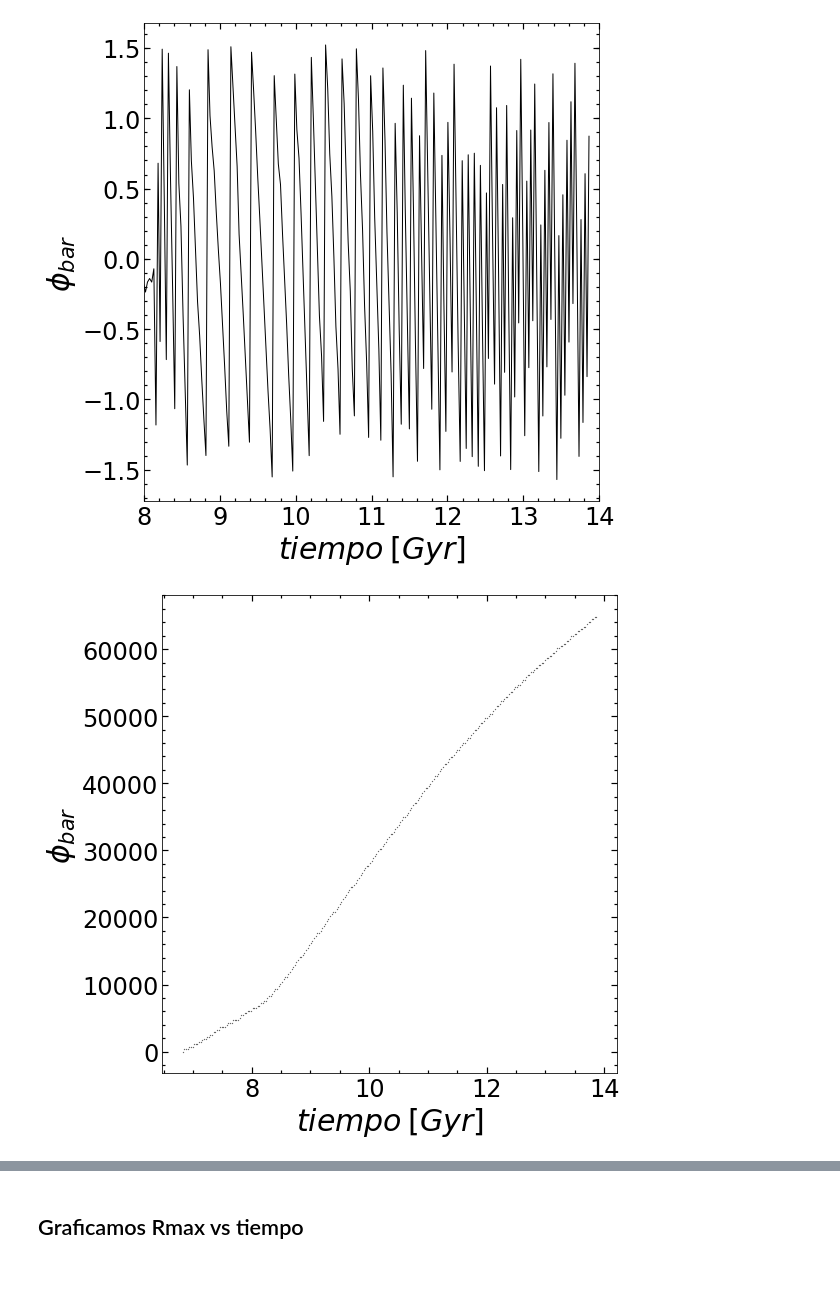
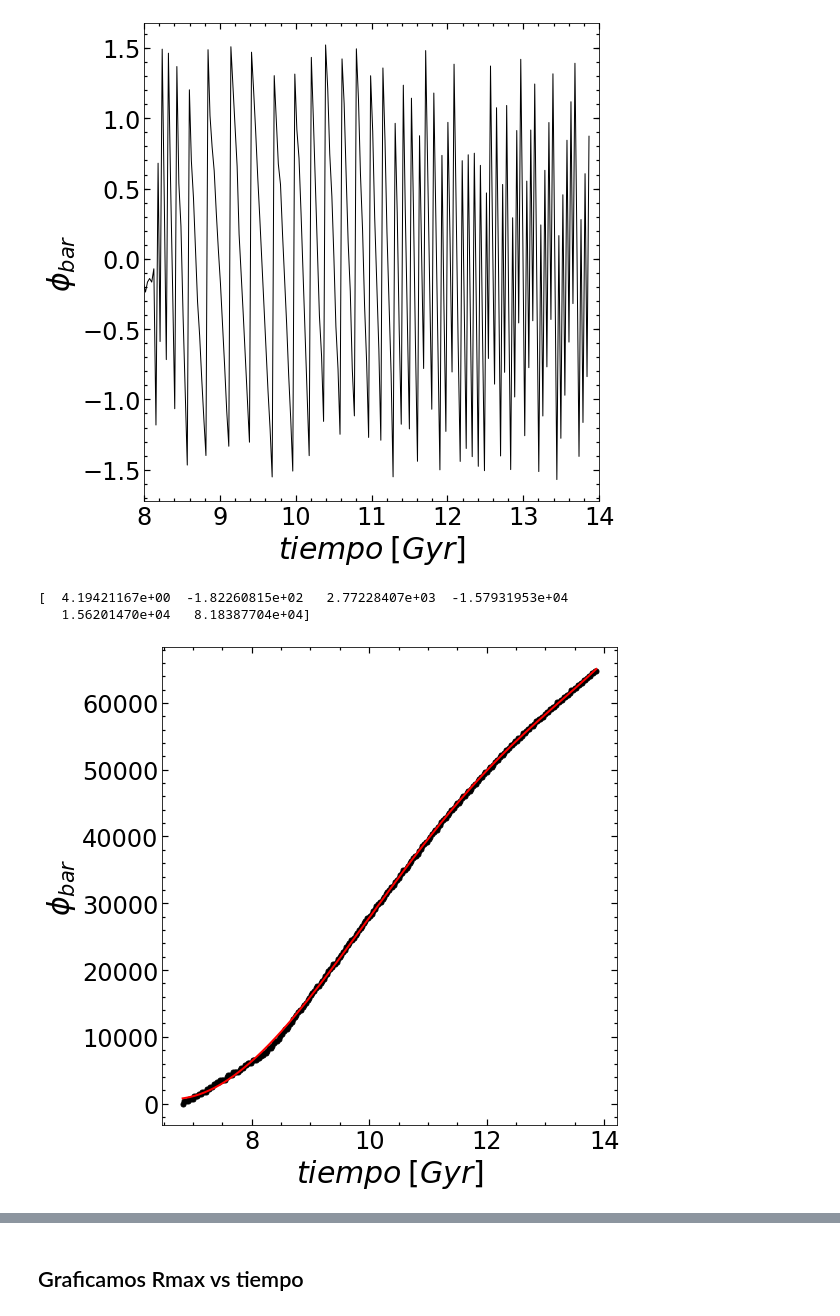
Before and after one commit to ornemarioni/Barras_GdGs, a Jupyter notebook: Barras_Gd/programs/A2maxvstime_simulaciones.ipynb, the cells around one changed output, grey strips where cells are left out. Saved outputs shown, nothing was run; the diff lists cells and outputs as text; code cells hidden in the pictures; blank space fills up the shorter version.

```diff
--- a/Barras_Gd/programs/A2maxvstime_simulaciones.ipynb
+++ b/Barras_Gd/programs/A2maxvstime_simulaciones.ipynb
@@ -461,32 +461,50 @@ kk = len(phim_M31gd12)-1
 
 for i in range(kk,0,-1):
     aux = phim_M31gd12[i] - phim_M31gd12[i-1]
 
     if aux > 0:
         ang[i-1] = phim_M31gd12[i-1] + 360*j
         j += 1
 
     else:
         ang[i-1] = phim_M31gd12[i-1] + 360*(j-1)
 
+ajuste = np.polyfit(time_M31gd12, ang, deg = 5)
+print ajuste
+
+def func(x):
+    a = ajuste[0]
+    b = ajuste[1]
+    c = ajuste[2]
+    d = ajuste[3]
+    e = ajuste[4]
+    f = ajuste[5]
+
+    func = a*x**5 + b*x**4 + c*x**3 + d*x**2 + e*x + f
+    return func
+
 fig=plt.figure(1, figsize=(8,8))
 fig.subplots_adjust(bottom=0.12, left =0.16, right = 0.95, top = 0.95)
 ax=fig.add_subplot(111)
-ax.plot(time_M31gd12, ang,'k.', markersize=0.5)
+ax.plot(time_M31gd12, ang,'ko', markersize=5)
+ax.plot(time_M31gd12, func(time_M31gd12),'-r', lw=2)
+# ax.plot()
 # ax.set_xlim(7.5,14)
 # ax.set_ylim(8,18)
 ax.minorticks_on()
 ax.tick_params(labelsize=24)
 ax.tick_params('both', length=3, width=1.2,which='minor', direction='in', right='on',top='on')
 ax.tick_params('both', length=6, width=1.2,which='major', direction='in', right='on',top='on')
 # ax.set_facecolor('silver')
 # ax.grid(color='w',linestyle=':',which='major')
 #ax.grid(color='lightgray',linestyle=':',which='minor')
 ax.set_xlabel(r'$tiempo\:[Gyr]$', fontsize=30)
 ax.set_ylabel(r'$\phi_{bar}$',fontsize=30)
 #ax3.axis('square') #hace el plot cuadrado
 
 # fig.savefig('/home/ornela/Dropbox/AAA_2017/escrito/BAAA_2018_art/fig_04.pdf', dpi = 100)
 plt.show()
 # %% [output]
+[  4.19421167e+00  -1.82260815e+02   2.77228407e+03  -1.57931953e+04
+   1.56201470e+04   8.18387704e+04]
-[figure, old version]
+[figure, new version]
```
Also changed, not shown: parts of 2 cells of this notebook, 4 other files.
